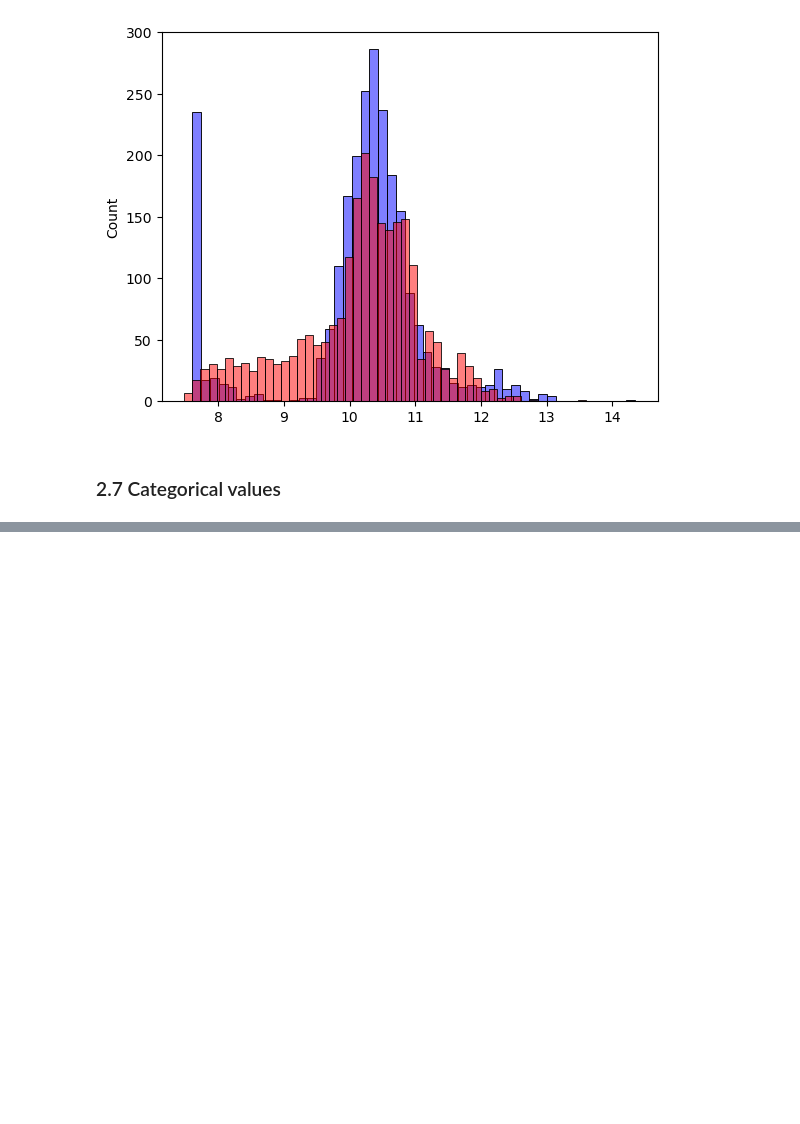
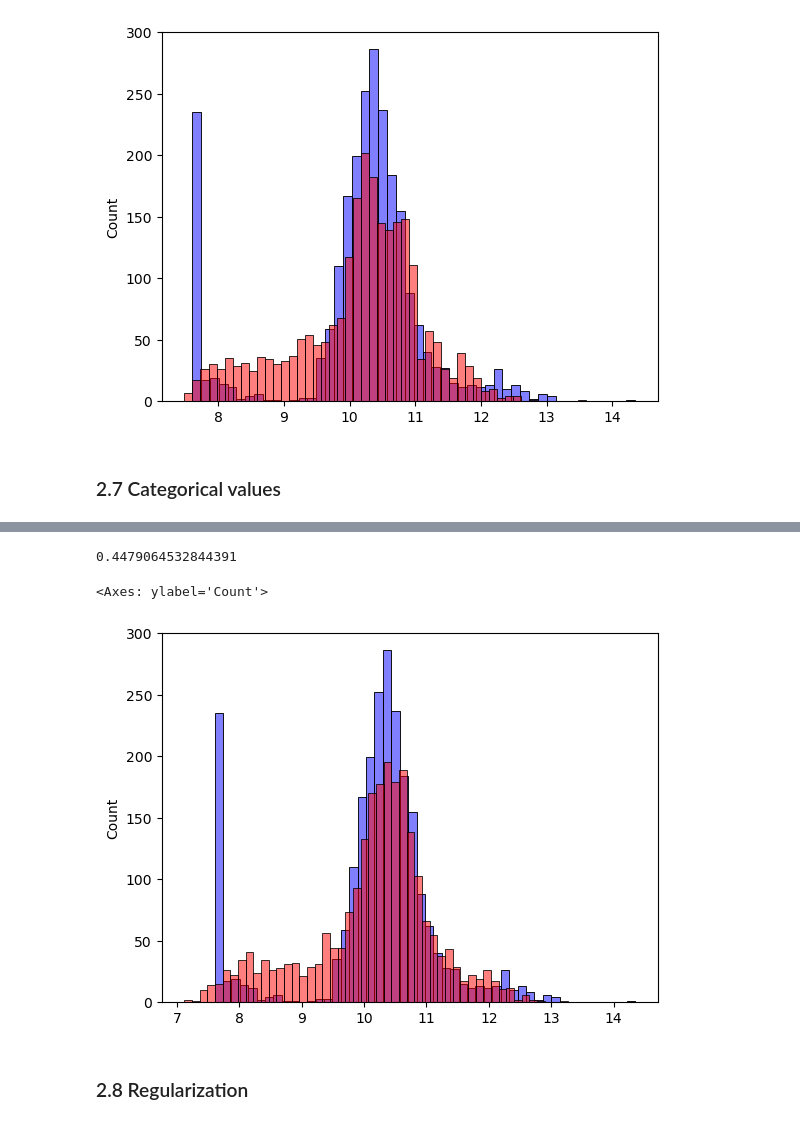
Before and after one commit to enrigg/ml_zoomcamp, a Jupyter notebook: 02. Regression/car_price_pred.ipynb, the cells around one changed output, grey strips where cells are left out. Drawn from its saved outputs; the diff is of its cells as text; code cells hidden in the pictures; blank space fills up the shorter version.

Commit message:
categorical_values

```diff
--- a/02. Regression/car_price_pred.ipynb
+++ b/02. Regression/car_price_pred.ipynb
@@ -298,0 +323,6 @@ sns.histplot(y_pred, color='red', bins=50, alpha=0.5)
+# %%
+categorical_variables = ['MAKE', 'MODEL','ENGINE_FUEL_TYPE','TRANSMISSION_TYPE','DRIVEN_WHEELS','MARKET_CATEGORY','VEHICLE_SIZE','VEHICLE_STYLE']
+# %%
+categories = {}
+for c in categorical_variables:
+    categories[c] = list(df[c].value_counts().head().index)
@@ -298,0 +349,18 @@ sns.histplot(y_pred, color='red', bins=50, alpha=0.5)
+# %%
+def prepare_X(df):
+    df = df.copy()
+    df['AGE'] = 2017 - df.YEAR
+    features =  base + ['AGE']
+
+    for v in [2,3,4]:
+        df[f'num_dors_{v}'] = (df.NUMBER_OF_DOORS ==v).astype('int')
+        features.append(f'num_dors_{v}')
+    for c, values in categories.items():
+        for v in values:
+            df[f'{c}_{v}'] = (df[c] ==v).astype('int')
+            features.append(f'{c}_{v}')
+
+    df_num = df[features]
+    df_num = df_num.fillna(0)
+    X = df_num.values
+    return X
@@ -298,0 +377,16 @@ sns.histplot(y_pred, color='red', bins=50, alpha=0.5)
+# %%
+X_train = prepare_X(df_train)
+model.fit(X_train, y_train)
+X_val = prepare_X(df_val)
+y_pred = model.predict(X_val)
+np.sqrt(mean_squared_error(y_val, y_pred))
+# %% [output]
+0.4479064532844391
+# %%
+sns.histplot(y_val, color='blue', bins=50, alpha=0.5)
+sns.histplot(y_pred, color='red', bins=50, alpha=0.5)
+# %% [output]
+<Axes: ylabel='Count'>
+[figure, added]
+# %% [markdown]
+### 2.8 Regularization
```
Also changed, not shown: parts of 5 cells of this notebook.
